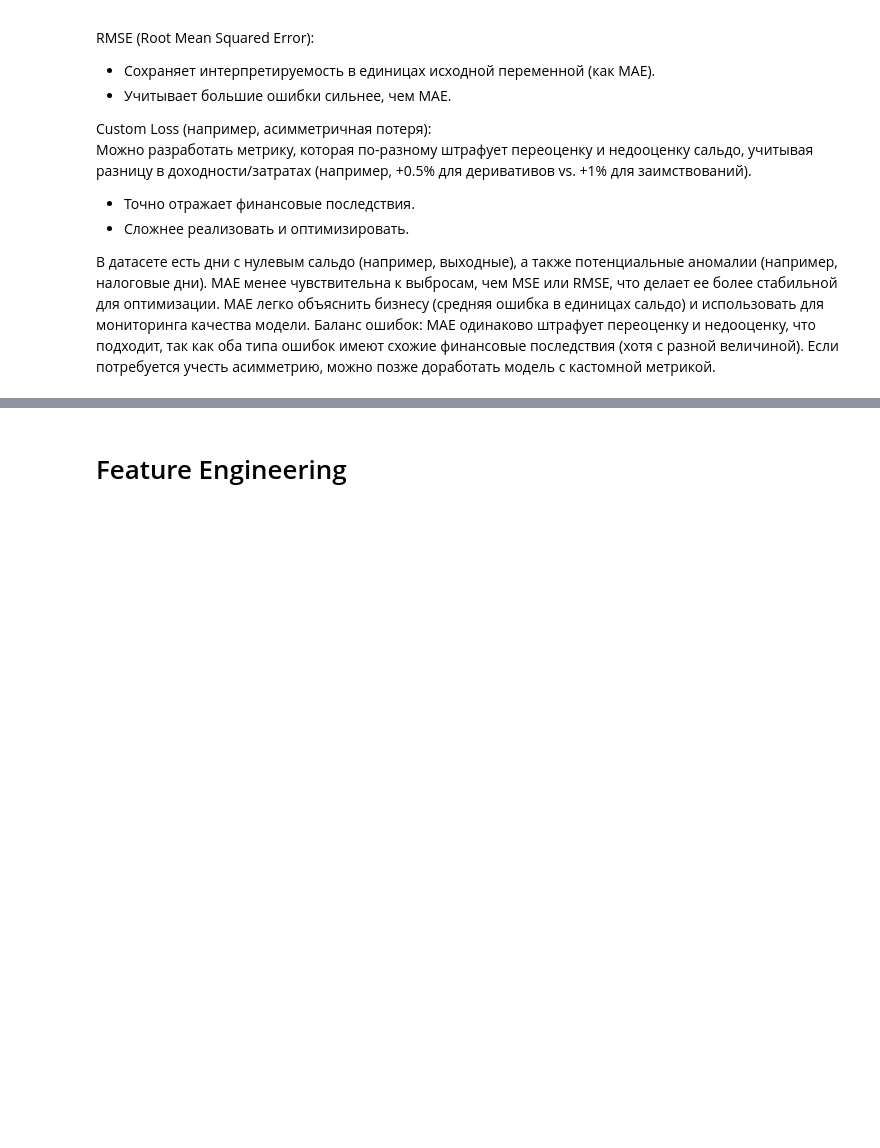
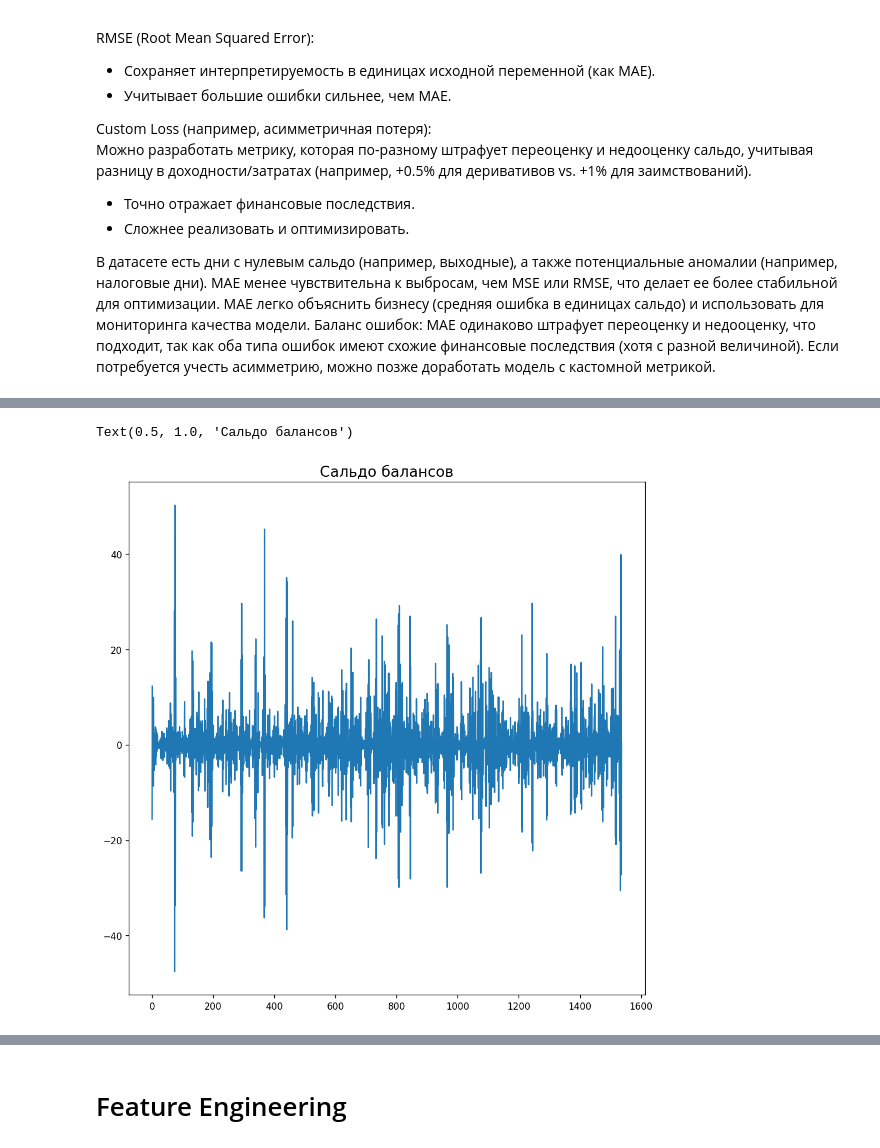
Before and after one commit to kiripcha/-FTIAD-Time-structured-data-analysis, a Jupyter notebook: Project/main.ipynb, the cells around one changed output, grey strips where cells are left out. Drawn from its saved outputs; the diff is of its cells as text; code cells hidden in the pictures; blank space fills up the shorter version.

```diff
--- a/Project/main.ipynb
+++ b/Project/main.ipynb
@@ -125,0 +545,10 @@ Custom Loss (например, асимметричная потеря):<br>
+# %%
+# Using scipy: Subtract the line of best fit
+from scipy import signal
+
+detrended = signal.detrend(df['Balance'])
+plt.plot(detrended)
+plt.title('Сальдо балансов', fontsize=16)
+# %% [output]
+Text(0.5, 1.0, 'Сальдо балансов')
+[figure, added]
```
Also changed, not shown: parts of 165 cells of this notebook, 1 other file.
